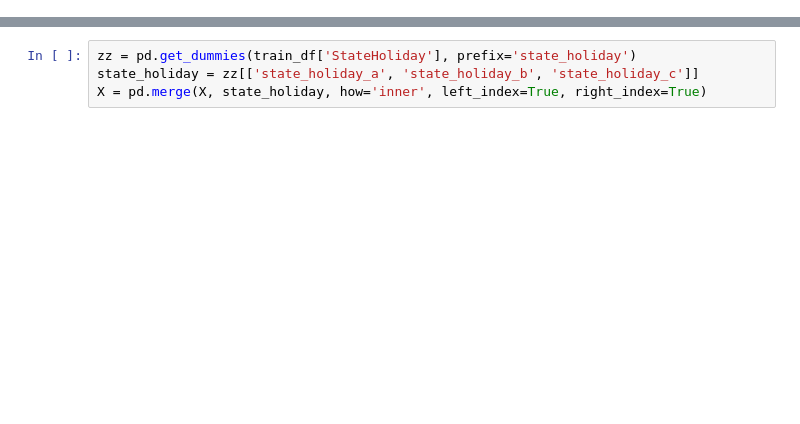
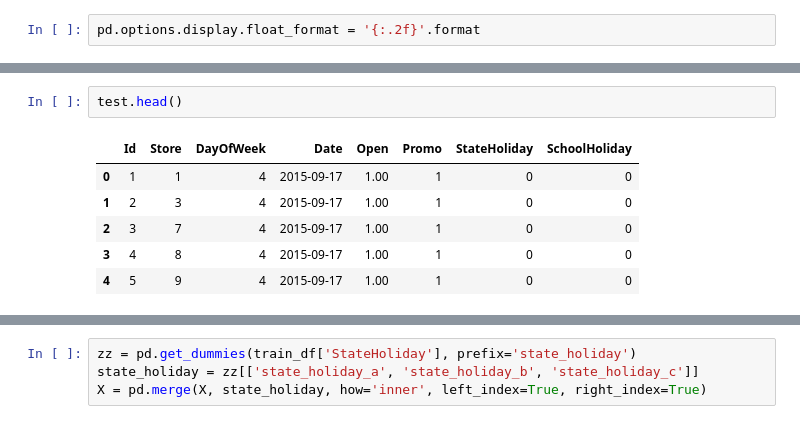
Before and after one commit to manifoldai/merf, a Jupyter notebook: notebooks/Rossman Kaggle Data.ipynb, the cells around one changed output, grey strips where cells are left out. Saved outputs shown, nothing was run; the diff lists cells and outputs as text; blank space fills up the shorter version.

```diff
--- a/notebooks/Rossman Kaggle Data.ipynb
+++ b/notebooks/Rossman Kaggle Data.ipynb
@@ -116,0 +32,2 @@ y = train_df['Sales']
+# %%
+pd.options.display.float_format = '{:.2f}'.format
@@ -116,0 +55,9 @@ y = train_df['Sales']
+# %%
+test.head()
+# %% [output]
+|  | Id | Store | DayOfWeek | Date | Open | Promo | StateHoliday | SchoolHoliday |
+| 0 | 1 | 1 | 4 | 2015-09-17 | 1.00 | 1 | 0 | 0 |
+| 1 | 2 | 3 | 4 | 2015-09-17 | 1.00 | 1 | 0 | 0 |
+| 2 | 3 | 7 | 4 | 2015-09-17 | 1.00 | 1 | 0 | 0 |
+| 3 | 4 | 8 | 4 | 2015-09-17 | 1.00 | 1 | 0 | 0 |
+| 4 | 5 | 9 | 4 | 2015-09-17 | 1.00 | 1 | 0 | 0 |
```
Also changed, not shown: parts of 79 cells of this notebook, 1 other file.
